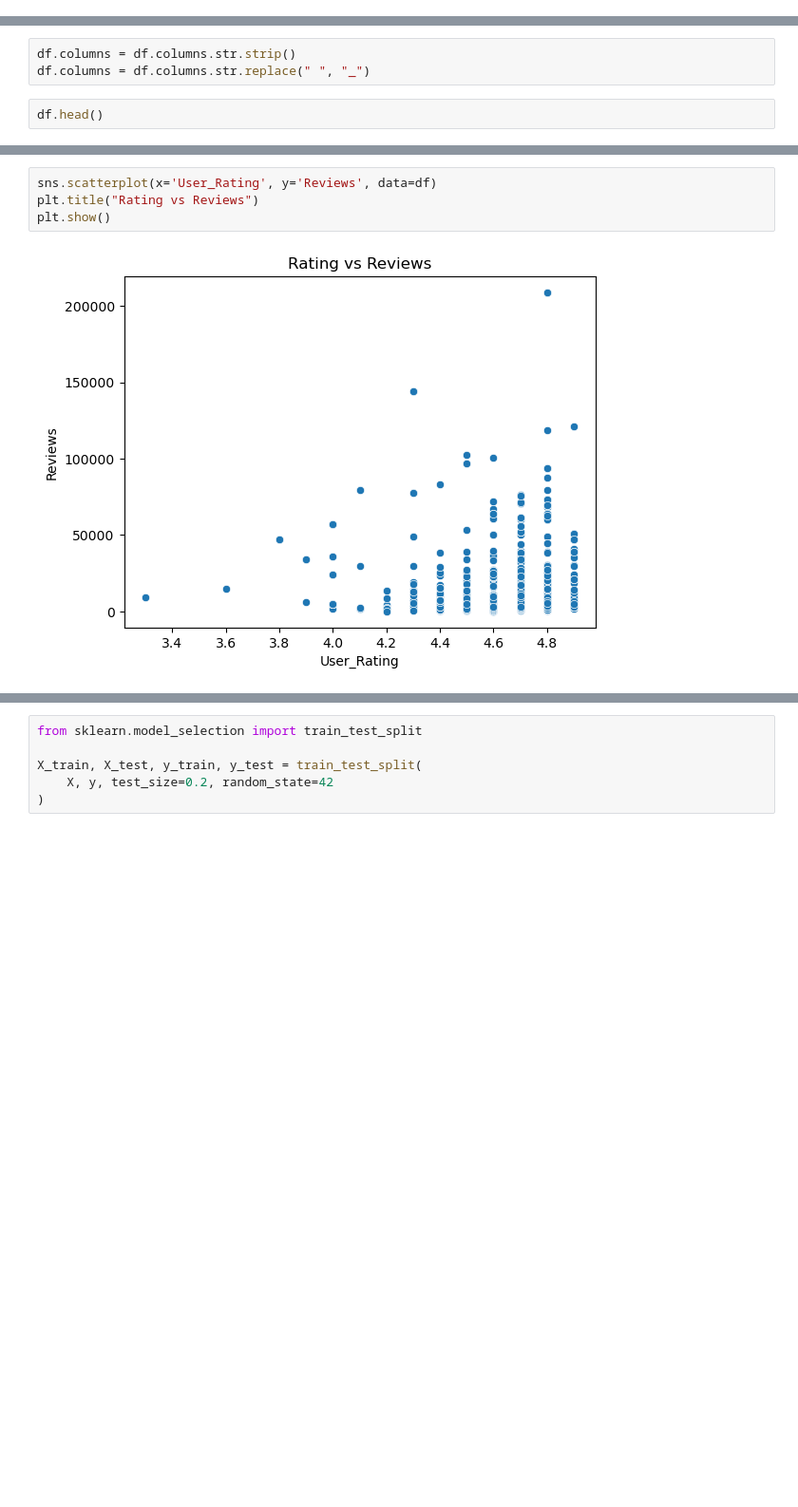
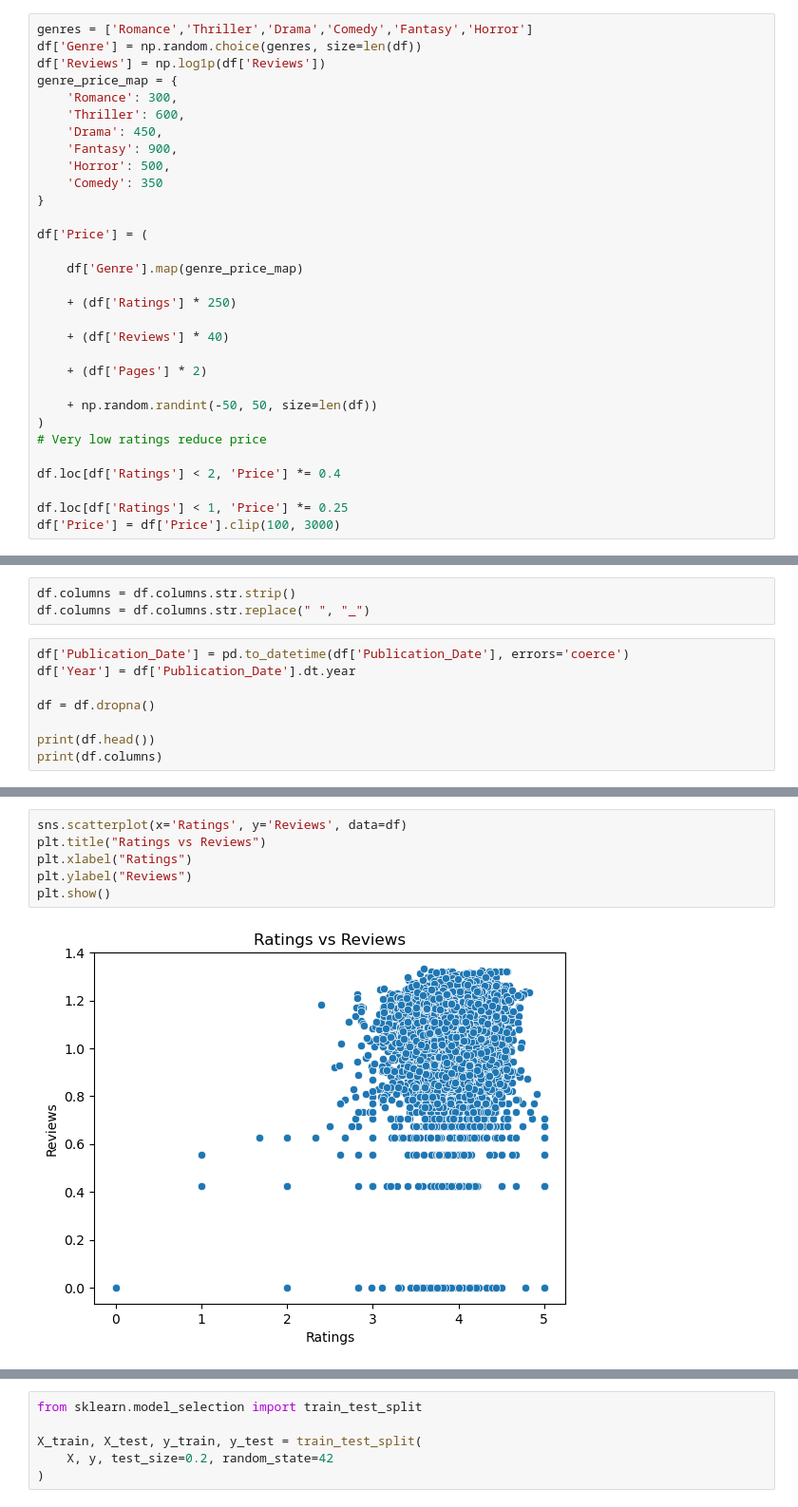
Before and after one commit to hemangi1603/Bestseller-Analytics, a Jupyter notebook: BestSellerAnalytics.ipynb, the cells around one changed output, grey strips where cells are left out. Shown at 95% size. Saved outputs shown, nothing was run; the diff lists cells and outputs as text; blank space fills up the shorter version.

```diff
--- a/BestSellerAnalytics.ipynb
+++ b/BestSellerAnalytics.ipynb
@@ -34,3 +54,34 @@ memory usage: 38.4+ KB
+# %%
+genres = ['Romance','Thriller','Drama','Comedy','Fantasy','Horror']
+df['Genre'] = np.random.choice(genres, size=len(df))
+df['Reviews'] = np.log1p(df['Reviews'])
+genre_price_map = {
+    'Romance': 300,
+    'Thriller': 600,
+    'Drama': 450,
+    'Fantasy': 900,
+    'Horror': 500,
+    'Comedy': 350
+}
+
+df['Price'] = (
+
+    df['Genre'].map(genre_price_map)
+
+    + (df['Ratings'] * 250)
+
+    + (df['Reviews'] * 40)
+
+    + (df['Pages'] * 2)
+
+    + np.random.randint(-50, 50, size=len(df))
+)
+# Very low ratings reduce price
+
+df.loc[df['Ratings'] < 2, 'Price'] *= 0.4
+
+df.loc[df['Ratings'] < 1, 'Price'] *= 0.25
+df['Price'] = df['Price'].clip(100, 3000)
 # %%
 df.describe()
 # %% [output]
@@ -58,5 +114,11 @@ dtype: int64
 df.columns = df.columns.str.strip()
 df.columns = df.columns.str.replace(" ", "_")
 # %%
-df.head()
+df['Publication_Date'] = pd.to_datetime(df['Publication_Date'], errors='coerce')
+df['Year'] = df['Publication_Date'].dt.year
+
+df = df.dropna()
+
+print(df.head())
+print(df.columns)
 # %% [output]
@@ -98,9 +167,11 @@ plt.show()
 # %%
-sns.scatterplot(x='User_Rating', y='Reviews', data=df)
-plt.title("Rating vs Reviews")
+sns.scatterplot(x='Ratings', y='Reviews', data=df)
+plt.title("Ratings vs Reviews")
+plt.xlabel("Ratings")
+plt.ylabel("Reviews")
 plt.show()
 # %% [output]
-[figure, old version]
+[figure, new version]
 # %%
 sns.histplot(df['Price'], bins=20, kde=True)
 plt.title("Price Distribution")
```
Also changed, not shown: parts of 25 cells of this notebook.
